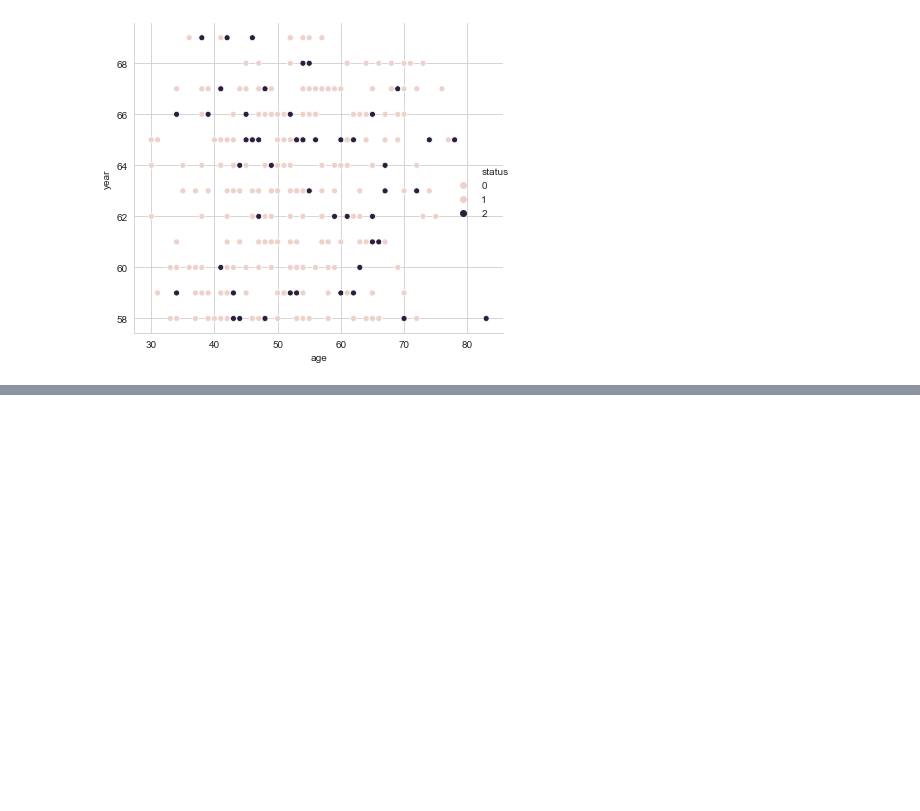
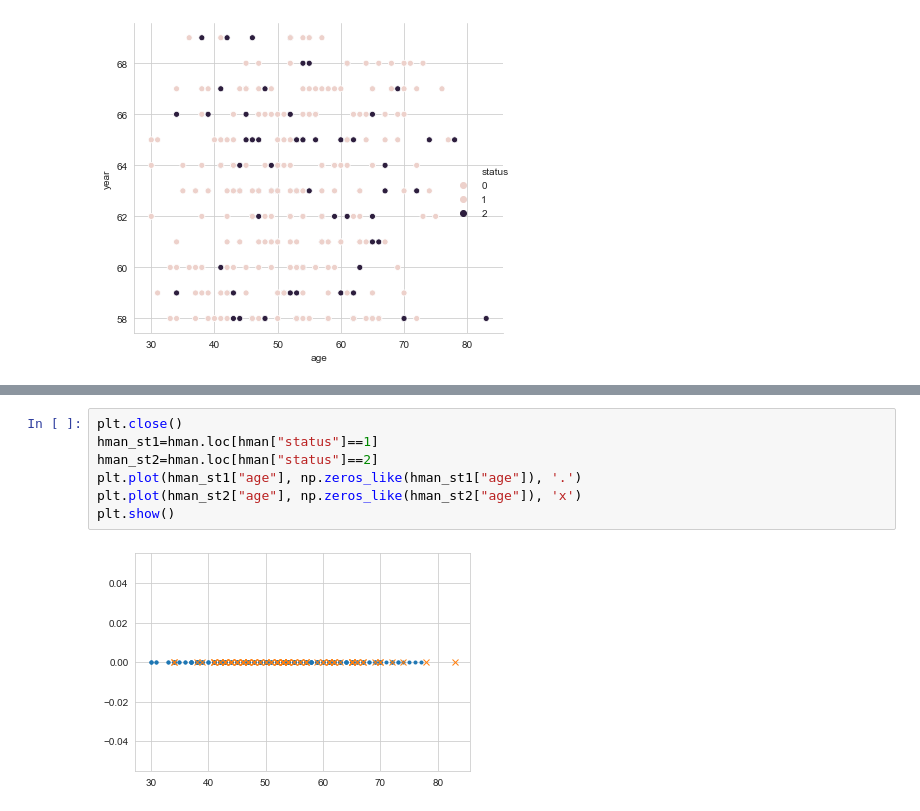
Before and after one commit to karavinashme/AppliedAI, a Jupyter notebook: Untitled.ipynb, the cells around one changed output, grey strips where cells are left out. Cells and saved outputs as stored; diff of their text form; blank space fills up the shorter version.

```diff
--- a/Untitled.ipynb
+++ b/Untitled.ipynb
@@ -57,0 +106,9 @@ plt.show()
+# %%
+plt.close()
+hman_st1=hman.loc[hman["status"]==1]
+hman_st2=hman.loc[hman["status"]==2]
+plt.plot(hman_st1["age"], np.zeros_like(hman_st1["age"]), '.')
+plt.plot(hman_st2["age"], np.zeros_like(hman_st2["age"]), 'x')
+plt.show()
+# %% [output]
+[figure, added]
```
Also changed, not shown: parts of 17 cells of this notebook, 1 other file.
